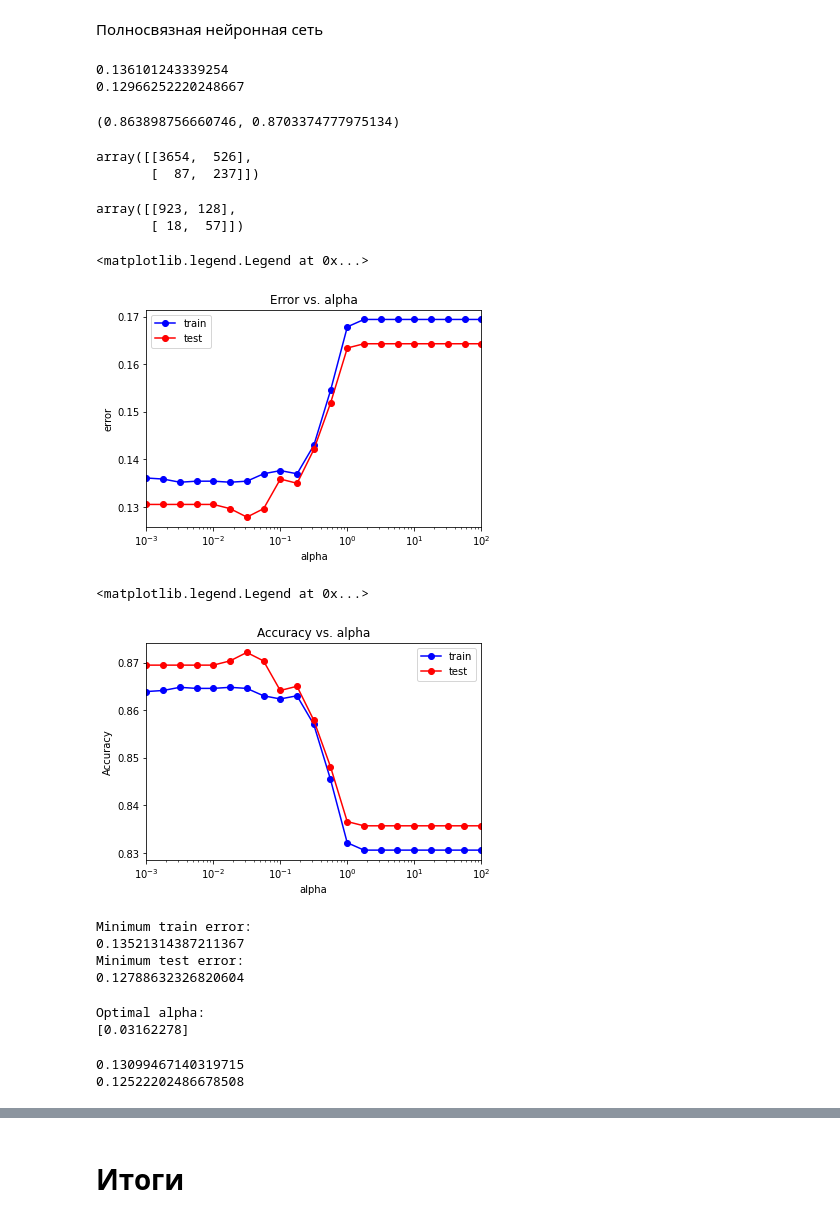
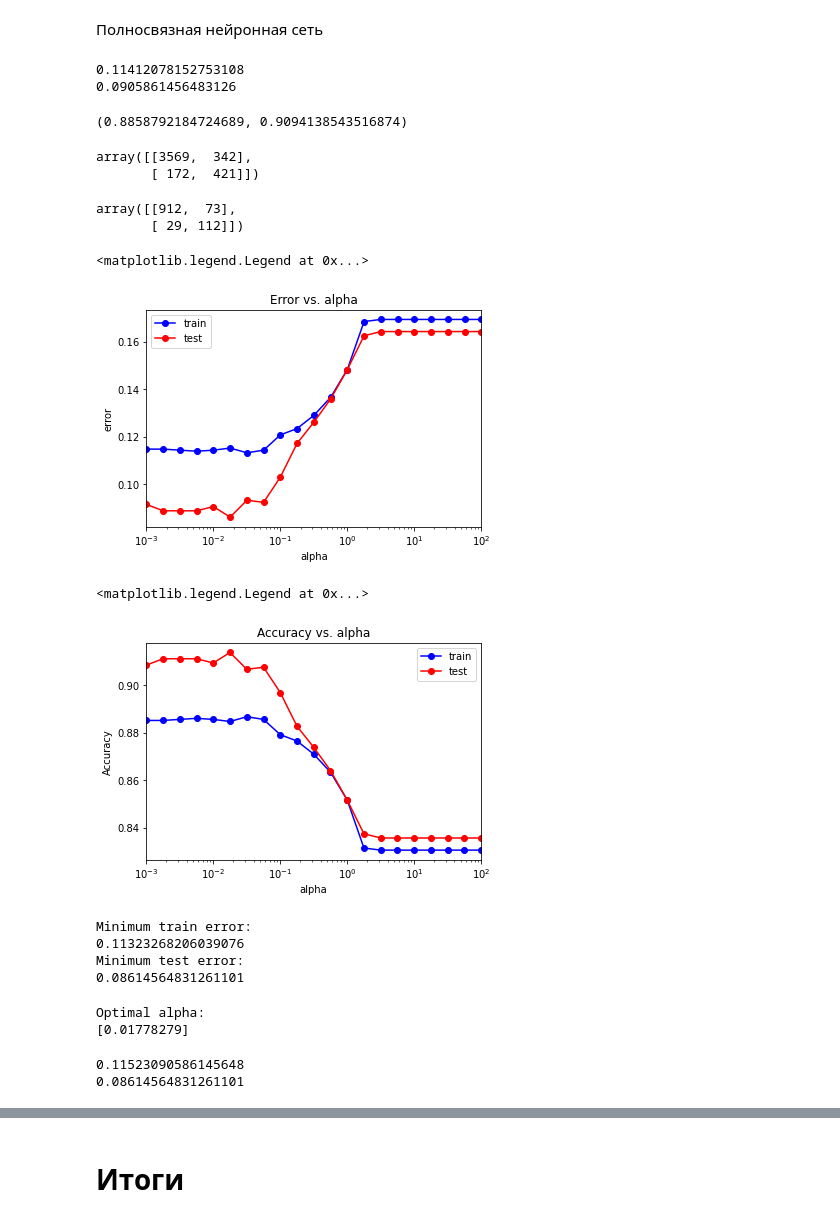
Before and after one commit to Kjibik22/Machine-Learning, a Jupyter notebook: Lab1.ipynb, the cells around one changed output, grey strips where cells are left out. Saved outputs shown, nothing was run; the diff lists cells and outputs as text; code cells hidden in the pictures.

```diff
--- a/Lab1.ipynb
+++ b/Lab1.ipynb
@@ -711,10 +711,10 @@ array([[928,  90],
 # %%
 from sklearn.neural_network import MLPClassifier
 
-mlp = MLPClassifier(hidden_layer_sizes = (5,),
+mlp = MLPClassifier(hidden_layer_sizes = (58,),
                     solver = 'adam',
                     activation = 'logistic',
-                    random_state = 7, max_iter = 100)
+                    random_state = 7, max_iter = 200)
 mlp.fit(X_train, y_train)
 
 pred_train = mlp.predict(X_train)
@@ -725,52 +725,52 @@ err_train  = np.mean(y_train != pred_train)
 print(err_train)
 print(err_test)
 # %% [output]
-0.136101243339254
-0.12966252220248667
+0.11412078152753108
+0.0905861456483126
 # %%
 accuracy_score(y_train, pred_train), accuracy_score(y_test, pred_test)
 # %% [output]
-(0.863898756660746, 0.8703374777975134)
+(0.8858792184724689, 0.9094138543516874)
 # %%
 confusion_matrix(pred_train, y_train)
 # %% [output]
-array([[3654,  526],
-       [  87,  237]])
+array([[3569,  342],
+       [ 172,  421]])
 # %%
 confusion_matrix(pred_test, y_test)
 # %% [output]
-array([[923, 128],
-       [ 18,  57]])
+array([[912,  73],
+       [ 29, 112]])
 # %%
 from sklearn.metrics import accuracy_score
 alpha_arr = np.logspace(-3, 2, 21)
 test_err = []
 train_err = []
 train_acc = []
 test_acc = []
 
 for alpha in alpha_arr:
-    mlp = MLPClassifier(alpha = alpha, hidden_layer_sizes = (5,),
-                              solver = 'adam', activation = 'logistic', max_iter=100, random_state = 7)
+    mlp = MLPClassifier(alpha = alpha, hidden_layer_sizes = (58,),
+                              solver = 'adam', activation = 'logistic', max_iter=200, random_state = 7)
     mlp.fit(X_train, y_train)
 
     pred_train = mlp.predict(X_train)
     pred_test = mlp.predict(X_test)
 
     train_err.append(np.mean(y_train != pred_train))
     test_err.append(np.mean(y_test != pred_test))
     train_acc.append(accuracy_score(y_train, pred_train))
     test_acc.append(accuracy_score(y_test, pred_test))
 plt.semilogx(alpha_arr, train_err, 'b-o', label = 'train')
 plt.semilogx(alpha_arr, test_err, 'r-o', label = 'test')
 plt.xlim([np.min(alpha_arr), np.max(alpha_arr)])
 plt.title('Error vs. alpha')
 plt.xlabel('alpha')
 plt.ylabel('error')
 plt.legend()
 # %% [output]
 <matplotlib.legend.Legend at 0x...>
-[figure, old version]
+[figure, new version]
 # %%
 plt.semilogx(alpha_arr, train_acc, 'b-o', label = 'train')
 plt.semilogx(alpha_arr, test_acc, 'r-o', label = 'test')
@@ -781,7 +781,7 @@ plt.ylabel('Accuracy')
 plt.legend()
 # %% [output]
 <matplotlib.legend.Legend at 0x...>
-[figure, old version]
+[figure, new version]
 # %%
 min_train_err = np.min(train_err)
 min_test_err = np.min(test_err)
@@ -791,23 +791,23 @@ print("Minimum test error: ")
 print(min_test_err)
 # %% [output]
 Minimum train error:
-0.13521314387211367
+0.11323268206039076
 Minimum test error:
-0.12788632326820604
+0.08614564831261101
 # %%
 alpha_opt = alpha_arr[test_err == min_test_err]
 print("Optimal alpha: ")
 print(alpha_opt)
 # %% [output]
 Optimal alpha:
-[0.03162278]
+[0.01778279]
 # %%
 from sklearn.neural_network import MLPClassifier
 
-mlp = MLPClassifier(alpha = alpha_opt, hidden_layer_sizes = (10,),
+mlp = MLPClassifier(alpha = alpha_opt, hidden_layer_sizes = (58,),
                     solver = 'adam',
                     activation = 'logistic',
-                    random_state = 7, max_iter = 100)
+                    random_state = 7, max_iter = 200)
 mlp.fit(X_train, y_train)
 
 pred_train = mlp.predict(X_train)
@@ -818,8 +818,8 @@ err_train  = np.mean(y_train != pred_train)
 print(err_train)
 print(err_test)
 # %% [output]
-0.13099467140319715
-0.12522202486678508
+0.11523090586145648
+0.08614564831261101
 # %%
 accuracy_score(y_train, pred_train), accuracy_score(y_test, pred_test)
 # %% [output]
```
Also changed, not shown: parts of 8 cells of this notebook.
